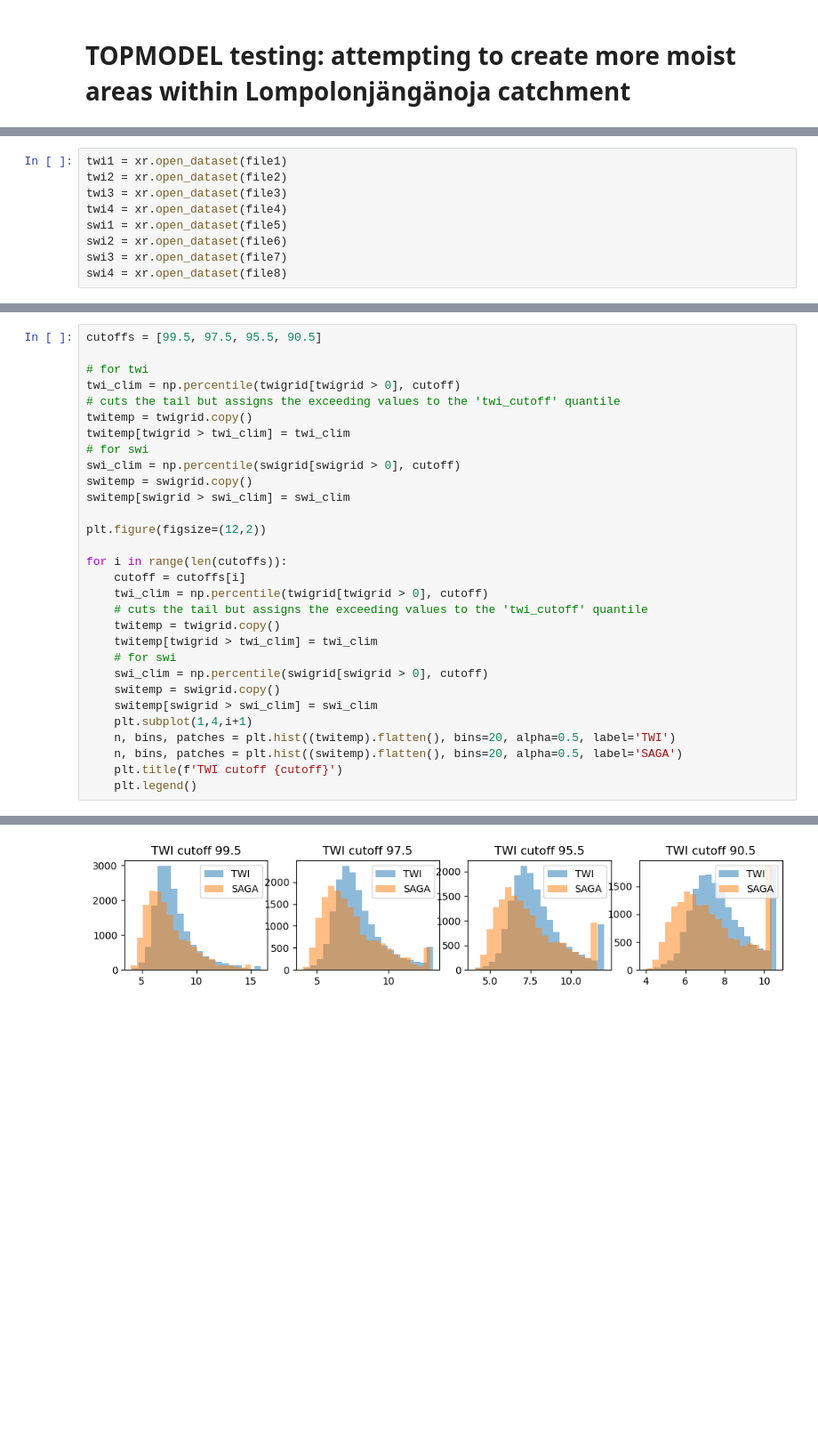
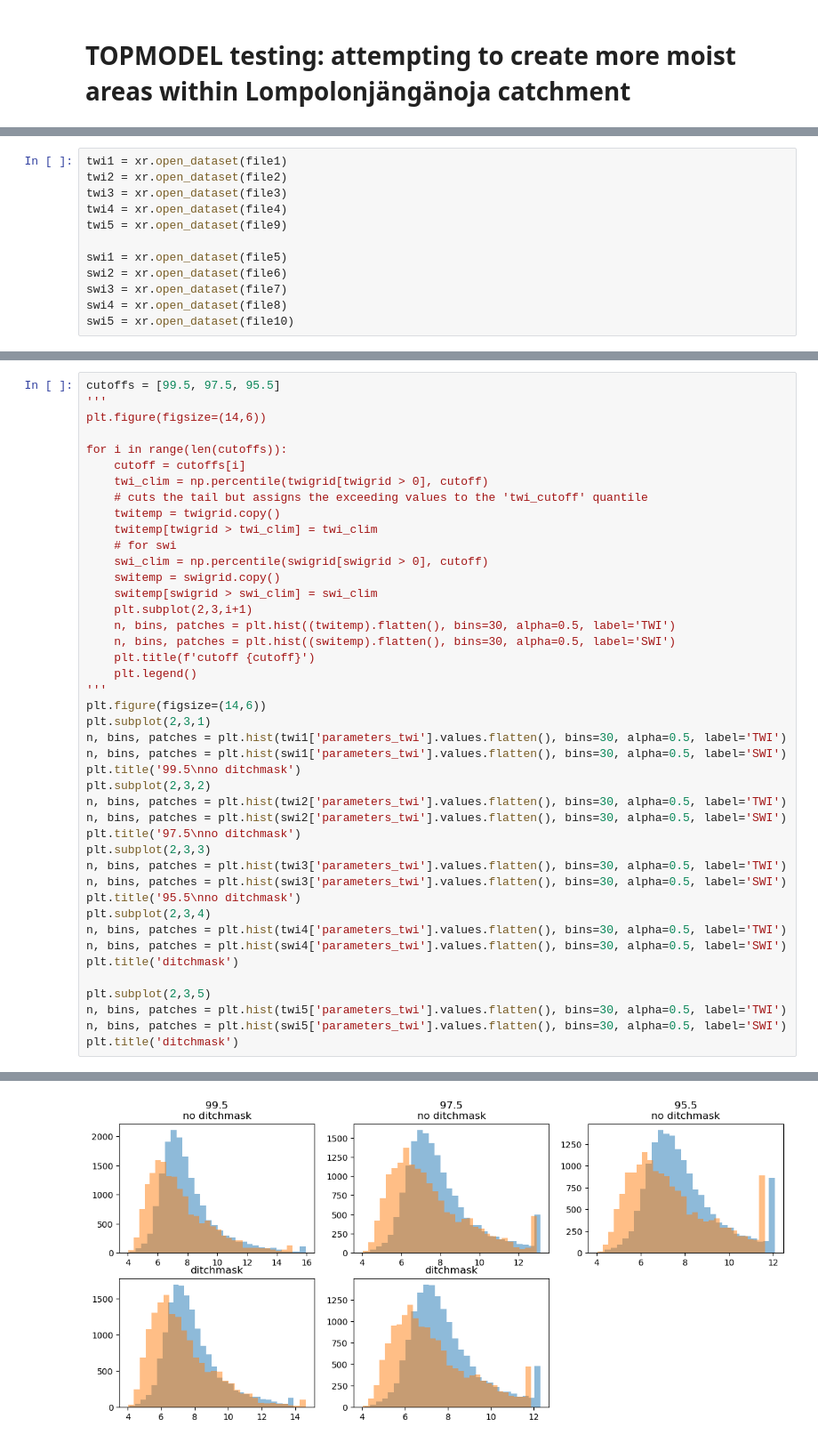
Before and after one commit to jpnousu/SpaFHy_v2.0, a Jupyter notebook: topmodel_test.ipynb, the cells around one changed output, grey strips where cells are left out. Shown at 89% size. Drawn from its saved outputs; the diff is of its cells as text; blank space fills up the shorter version.

```diff
--- a/topmodel_test.ipynb
+++ b/topmodel_test.ipynb
@@ -21,7 +37,10 @@ twi1 = xr.open_dataset(file1)
 twi2 = xr.open_dataset(file2)
 twi3 = xr.open_dataset(file3)
 twi4 = xr.open_dataset(file4)
+twi5 = xr.open_dataset(file9)
+
 swi1 = xr.open_dataset(file5)
 swi2 = xr.open_dataset(file6)
 swi3 = xr.open_dataset(file7)
 swi4 = xr.open_dataset(file8)
+swi5 = xr.open_dataset(file10)
@@ -58,17 +78,7 @@ plt.legend()
 # %%
-cutoffs = [99.5, 97.5, 95.5, 90.5]
-
-# for twi
-twi_clim = np.percentile(twigrid[twigrid > 0], cutoff)
-# cuts the tail but assigns the exceeding values to the 'twi_cutoff' quantile
-twitemp = twigrid.copy()
-twitemp[twigrid > twi_clim] = twi_clim
-# for swi
-swi_clim = np.percentile(swigrid[swigrid > 0], cutoff)
-switemp = swigrid.copy()
-switemp[swigrid > swi_clim] = swi_clim
-
-plt.figure(figsize=(12,2))
+cutoffs = [99.5, 97.5, 95.5]
+'''
+plt.figure(figsize=(14,6))
 
 for i in range(len(cutoffs)):
     cutoff = cutoffs[i]
@@ -80,9 +90,32 @@ for i in range(len(cutoffs)):
     swi_clim = np.percentile(swigrid[swigrid > 0], cutoff)
     switemp = swigrid.copy()
     switemp[swigrid > swi_clim] = swi_clim
-    plt.subplot(1,4,i+1)
-    n, bins, patches = plt.hist((twitemp).flatten(), bins=20, alpha=0.5, label='TWI')
-    n, bins, patches = plt.hist((switemp).flatten(), bins=20, alpha=0.5, label='SAGA')
-    plt.title(f'TWI cutoff {cutoff}')
+    plt.subplot(2,3,i+1)
+    n, bins, patches = plt.hist((twitemp).flatten(), bins=30, alpha=0.5, label='TWI')
+    n, bins, patches = plt.hist((switemp).flatten(), bins=30, alpha=0.5, label='SWI')
+    plt.title(f'cutoff {cutoff}')
     plt.legend()
+'''
+plt.figure(figsize=(14,6))
+plt.subplot(2,3,1)
+n, bins, patches = plt.hist(twi1['parameters_twi'].values.flatten(), bins=30, alpha=0.5, label='TWI')
+n, bins, patches = plt.hist(swi1['parameters_twi'].values.flatten(), bins=30, alpha=0.5, label='SWI')
+plt.title('99.5\nno ditchmask')
+plt.subplot(2,3,2)
+n, bins, patches = plt.hist(twi2['parameters_twi'].values.flatten(), bins=30, alpha=0.5, label='TWI')
+n, bins, patches = plt.hist(swi2['parameters_twi'].values.flatten(), bins=30, alpha=0.5, label='SWI')
+plt.title('97.5\nno ditchmask')
+plt.subplot(2,3,3)
+n, bins, patches = plt.hist(twi3['parameters_twi'].values.flatten(), bins=30, alpha=0.5, label='TWI')
+n, bins, patches = plt.hist(swi3['parameters_twi'].values.flatten(), bins=30, alpha=0.5, label='SWI')
+plt.title('95.5\nno ditchmask')
+plt.subplot(2,3,4)
+n, bins, patches = plt.hist(twi4['parameters_twi'].values.flatten(), bins=30, alpha=0.5, label='TWI')
+n, bins, patches = plt.hist(swi4['parameters_twi'].values.flatten(), bins=30, alpha=0.5, label='SWI')
+plt.title('ditchmask')
+
+plt.subplot(2,3,5)
+n, bins, patches = plt.hist(twi5['parameters_twi'].values.flatten(), bins=30, alpha=0.5, label='TWI')
+n, bins, patches = plt.hist(swi5['parameters_twi'].values.flatten(), bins=30, alpha=0.5, label='SWI')
+plt.title('ditchmask')
 # %% [output]
@@ -89,2 +123,2 @@ for i in range(len(cutoffs)):
-[figure, old version]
+[figure, new version]
 # %% [markdown]
```
Also changed, not shown: parts of 17 cells of this notebook, 9 other files.
